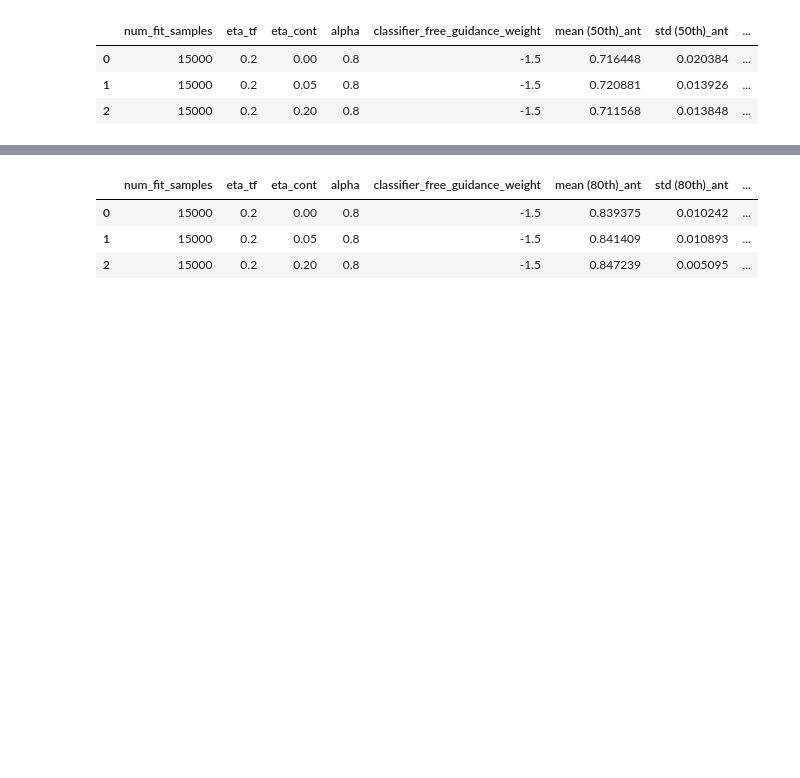
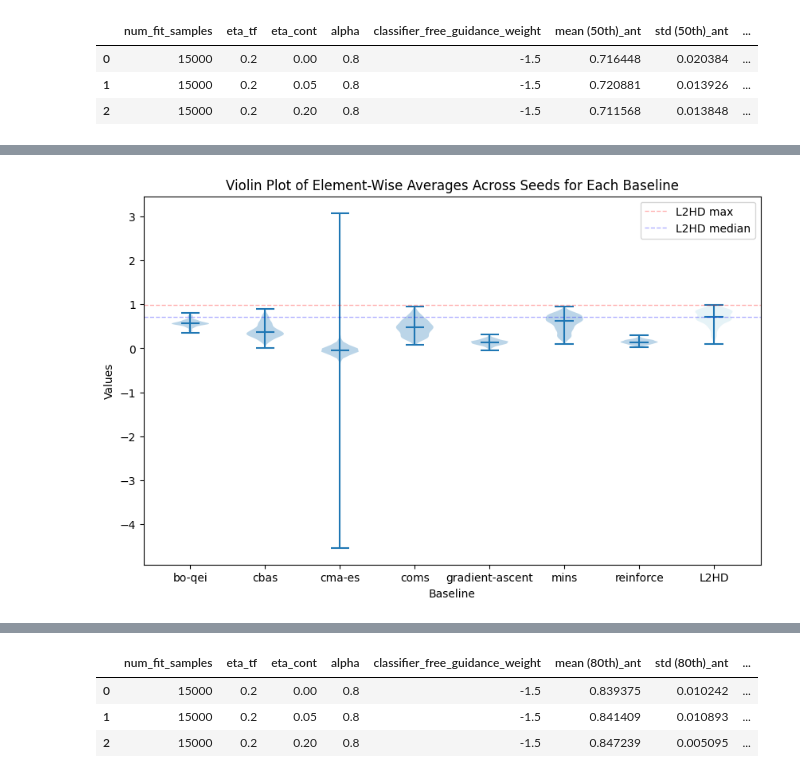
Before and after one commit to HungTT912/L2HD-setting-2, a Jupyter notebook: test.ipynb, the cells around one changed output, grey strips where cells are left out. Saved outputs shown, nothing was run; the diff lists cells and outputs as text; code cells hidden in the pictures; blank space fills up the shorter version.

```diff
--- a/test.ipynb
+++ b/test.ipynb
@@ -201,0 +218,76 @@ best_ant_hyper[['num_fit_samples','eta_tf','eta_cont','alpha','classifier_free_g
+# %%
+
+import numpy as np
+import os
+import matplotlib.pyplot as plt
+import seaborn as sns
+
+# Define the directory and baselines
+# task_name = 'DkittyMorphology-Exact-v0'
+task_name = 'AntMorphology-Exact-v0'
+base_dir = f'full_result_distribution/{task_name}'
+baselines = ['bo-qei','cbas','cma-es','coms','gradient-ascent','mins','reinforce','L2HD']  # replace with your actual baselines
+highlight_baseline = 'L2HD'
+# Initialize a dictionary to store the averaged results for each baseline
+averaged_results = {}
+
+# Iterate over each baseline
+for baseline in baselines:
+    seed_data = []
+
+    # Collect and sort data for each seed
+    for seed in range(8):
+        file_path = f'{base_dir}/{baseline}/seed{seed}.npy'
+        if os.path.exists(file_path):
+            data = np.load(file_path).flatten()
+            sorted_data = np.sort(data)  # Sort the data
+            seed_data.append(sorted_data)
+        else:
+            print(f"File not found: {file_path}")
+
+    # Compute element-wise average across seeds
+    if seed_data:
+        seed_data = np.array(seed_data)  # Shape: (8, len(data))
+        # avg_data = np.mean(seed_data, axis=0)  # Element-wise average
+        # averaged_results[baseline] = avg_data.flatten()
+        averaged_results[baseline] = seed_data.flatten()
+
+# Plot the results using a violin plot
+# plt.figure(figsize=(10, 6))
+# sns.violinplot(data=[averaged_results[baseline] for baseline in baselines],
+#                inner="quartile")
+# plt.xticks(ticks=range(len(baselines)), labels=baselines)
+# plt.xlabel("Baseline")
+# plt.ylabel("Values")
+# plt.title("Violin Plot of Element-wise Averages Across Seeds for Each Baseline")
+# plt.show()
+
+plot_data = [averaged_results[baseline] for baseline in baselines]
+l2hd_data = averaged_results[highlight_baseline]
+l2hd_max = np.max(l2hd_data)
+l2hd_median = np.median(l2hd_data)
+
+# Create violin plot with plt.violinplot
+plt.figure(figsize=(10, 6))
+violin_parts = plt.violinplot(plot_data, showmedians=True)
+
+# Highlight the L2HD baseline with a different color
+highlight_index = baselines.index(highlight_baseline) + 1  # Indexing starts at 1 for plt.violinplot
+violin_parts['bodies'][highlight_index - 1].set_facecolor('lightblue')  # Change color for L2HD
+
+# Add dashed lines for max and median values of L2HD
+plt.axhline(y=l2hd_max, color='red', linestyle='--', linewidth=1, alpha=0.3, label=f'{highlight_baseline} max')
+plt.axhline(y=l2hd_median, color='blue', linestyle='--', linewidth=1, alpha=0.3, label=f'{highlight_baseline} median')
+
+
+# Customize the plot
+plt.xticks(ticks=range(1, len(baselines) + 1), labels=baselines)
+plt.xlabel("Baseline")
+plt.ylabel("Values")
+plt.title("Violin Plot of Element-Wise Averages Across Seeds for Each Baseline")
+plt.legend()
+
+# Show the plot
+plt.show()
+# %% [output]
+[figure, added]
```
Also changed, not shown: parts of 2 cells of this notebook, 54 other files.
